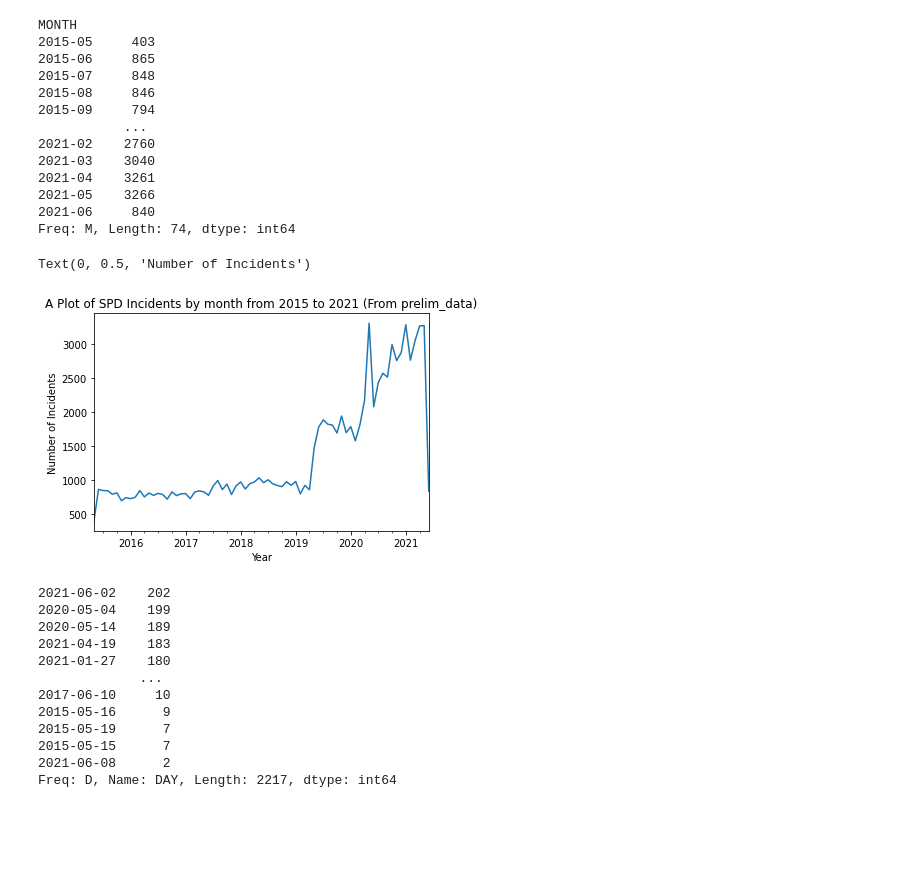
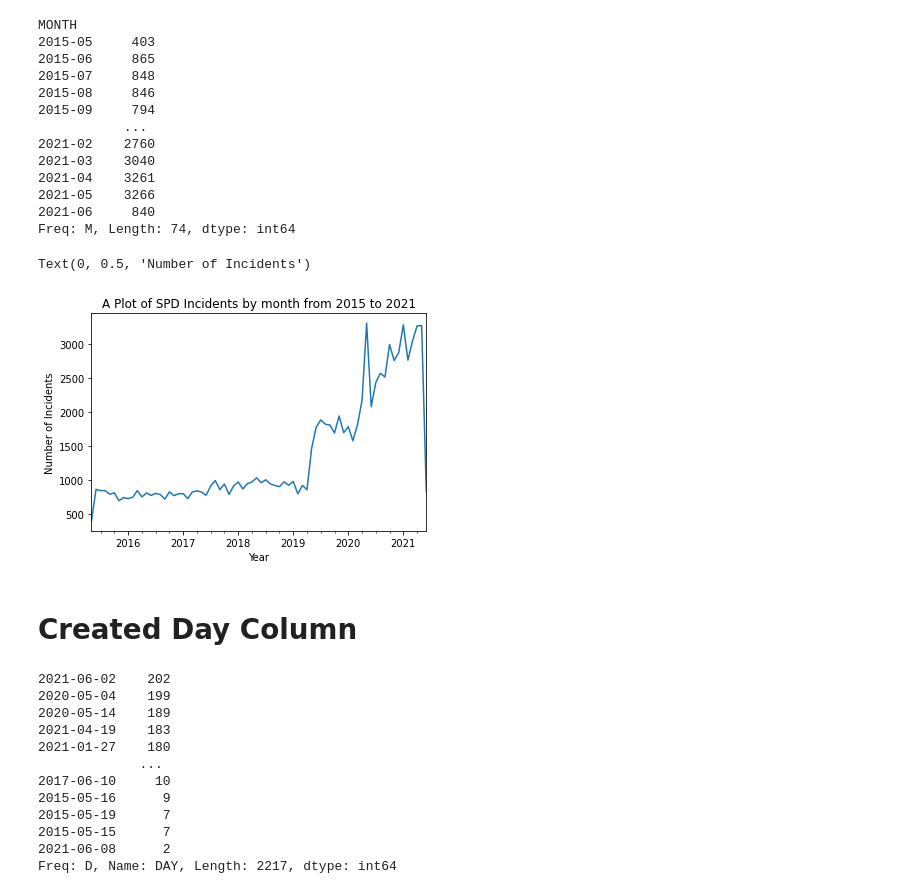
Before and after one commit to msenosain/spd-use-of-force_DS4A, a Jupyter notebook: notebooks/10_EDA_crisis.ipynb, the cells around one changed output. Saved outputs shown, nothing was run; the diff lists cells and outputs as text; code cells hidden in the pictures; blank space fills up the shorter version.

```diff
--- a/notebooks/10_EDA_crisis.ipynb
+++ b/notebooks/10_EDA_crisis.ipynb
@@ -152,9 +218,9 @@ Freq: M, Length: 74, dtype: int64
 # %%
 monthly_incidents.plot()
 #labels
-plt.title('A Plot of SPD Incidents by month from 2015 to 2021 (From prelim_data)')
+plt.title('A Plot of SPD Incidents by month from 2015 to 2021')
 plt.xlabel('Year')
 plt.ylabel('Number of Incidents')
 # %% [output]
 Text(0, 0.5, 'Number of Incidents')
-[figure, old version]
+[figure, new version]
@@ -161,3 +229,5 @@ Text(0, 0.5, 'Number of Incidents')
+# %% [markdown]
+# Created Day Column
 # %%
 #generate column by day of year
 df['DAY'] = df['Date'].dt.to_period('D')
```
Also changed, not shown: parts of 120 cells of this notebook.
